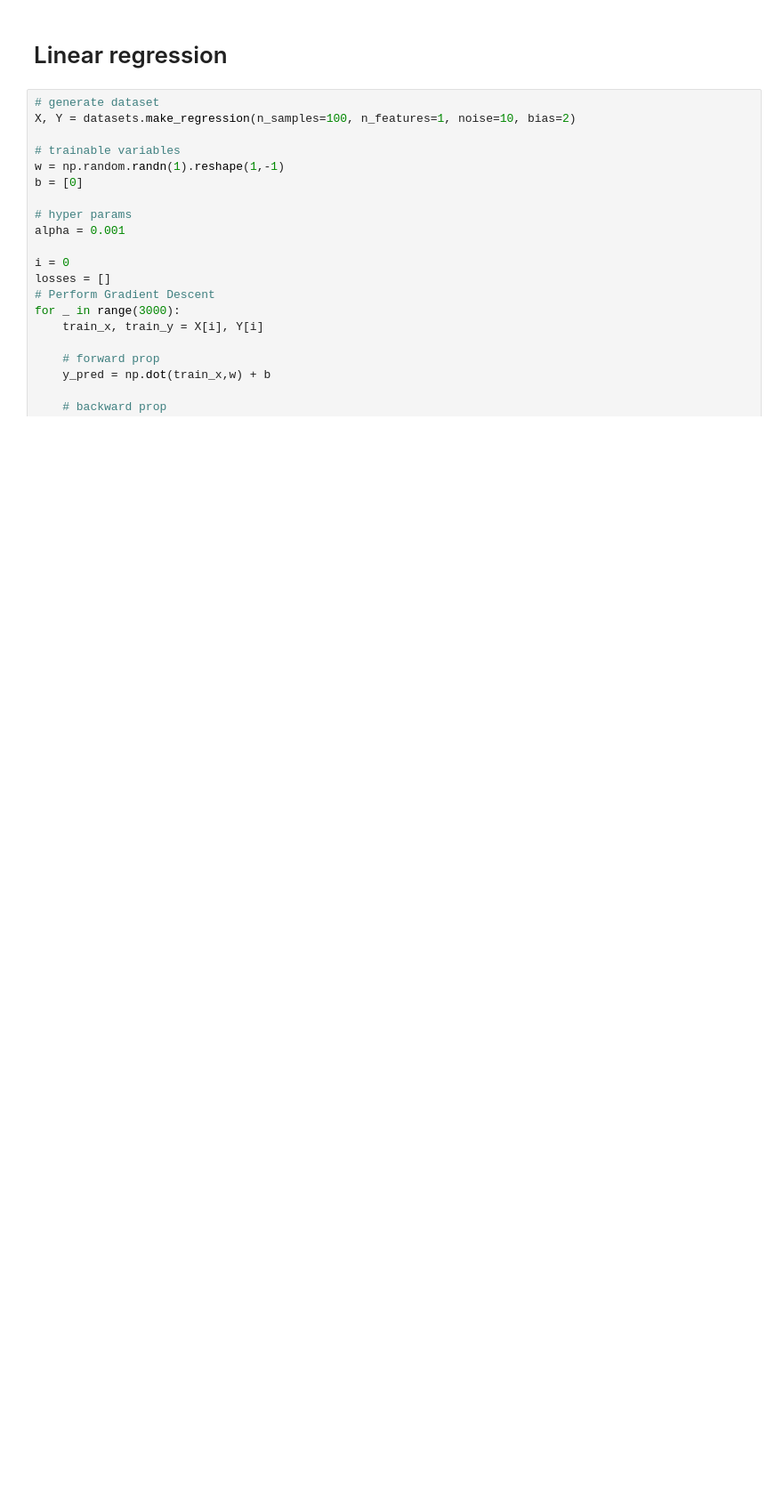
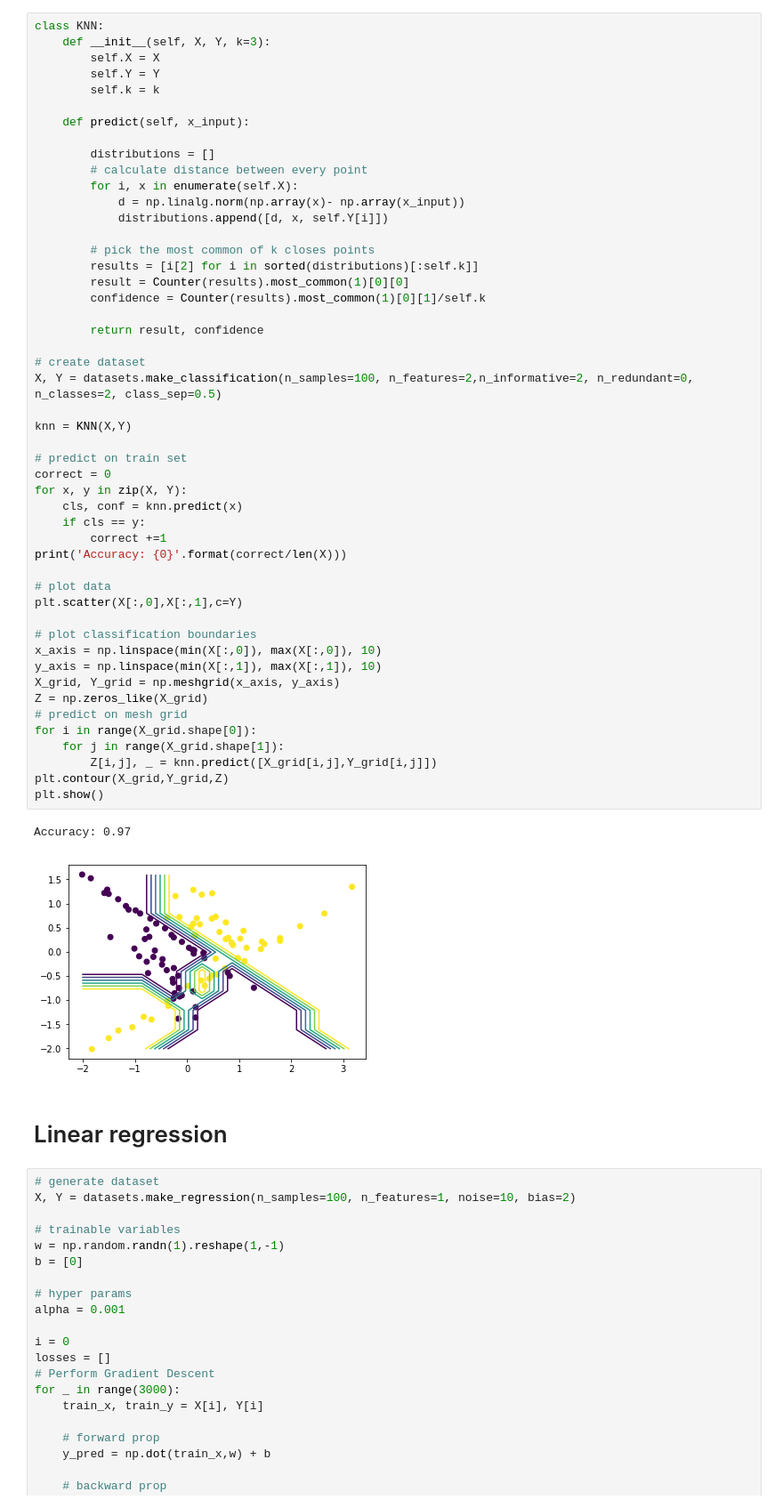
Before and after one commit to grananqvist/Machine-Learning-Algorithms-Numpy, a Jupyter notebook: Supervised algorithms.ipynb, the cells around one changed output. Shown at 89% size. Saved outputs shown, nothing was run; the diff lists cells and outputs as text; blank space fills up the shorter version.

```diff
--- a/Supervised algorithms.ipynb
+++ b/Supervised algorithms.ipynb
@@ -6,3 +9,55 @@ import matplotlib.pyplot as plt
+# %%
+class KNN:
+    def __init__(self, X, Y, k=3):
+        self.X = X
+        self.Y = Y
+        self.k = k
+
+    def predict(self, x_input):
+
+        distributions = []
+        # calculate distance between every point
+        for i, x in enumerate(self.X):
+            d = np.linalg.norm(np.array(x)- np.array(x_input))
+            distributions.append([d, x, self.Y[i]])
+
+        # pick the most common of k closes points
+        results = [i[2] for i in sorted(distributions)[:self.k]]
+        result = Counter(results).most_common(1)[0][0]
+        confidence = Counter(results).most_common(1)[0][1]/self.k
+
+        return result, confidence
+
+# create dataset
+X, Y = datasets.make_classification(n_samples=100, n_features=2,n_informative=2, n_redundant=0, n_classes=2, class_sep=0.5)
+
+knn = KNN(X,Y)
+
+# predict on train set
+correct = 0
+for x, y in zip(X, Y):
+    cls, conf = knn.predict(x)
+    if cls == y:
+        correct +=1
+print('Accuracy: {0}'.format(correct/len(X)))
+
+# plot data
+plt.scatter(X[:,0],X[:,1],c=Y)
+
+# plot classification boundaries
+x_axis = np.linspace(min(X[:,0]), max(X[:,0]), 10)
+y_axis = np.linspace(min(X[:,1]), max(X[:,1]), 10)
+X_grid, Y_grid = np.meshgrid(x_axis, y_axis)
+Z = np.zeros_like(X_grid)
+# predict on mesh grid
+for i in range(X_grid.shape[0]):
+    for j in range(X_grid.shape[1]):
+        Z[i,j], _ = knn.predict([X_grid[i,j],Y_grid[i,j]])
+plt.contour(X_grid,Y_grid,Z)
+plt.show()
+# %% [output]
+Accuracy: 0.97
+[figure, added]
 # %% [markdown]
 # Linear regression
 # %%
```
Also changed, not shown: parts of 3 cells of this notebook, 1 other file.
